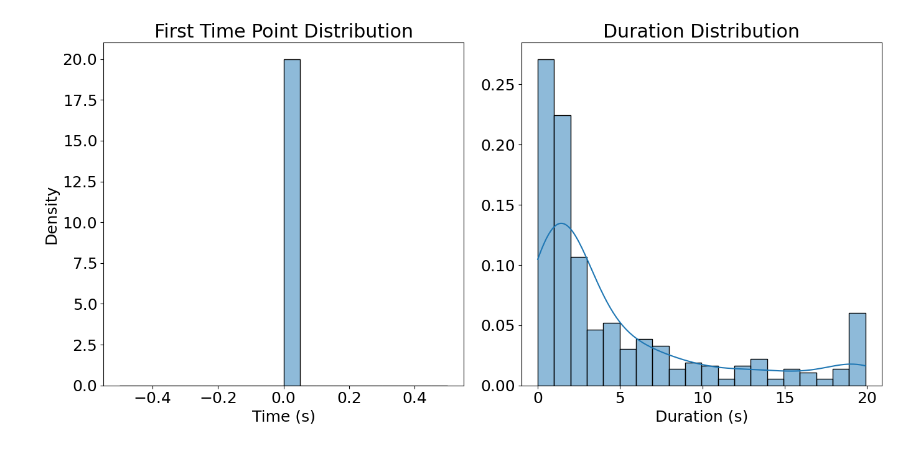
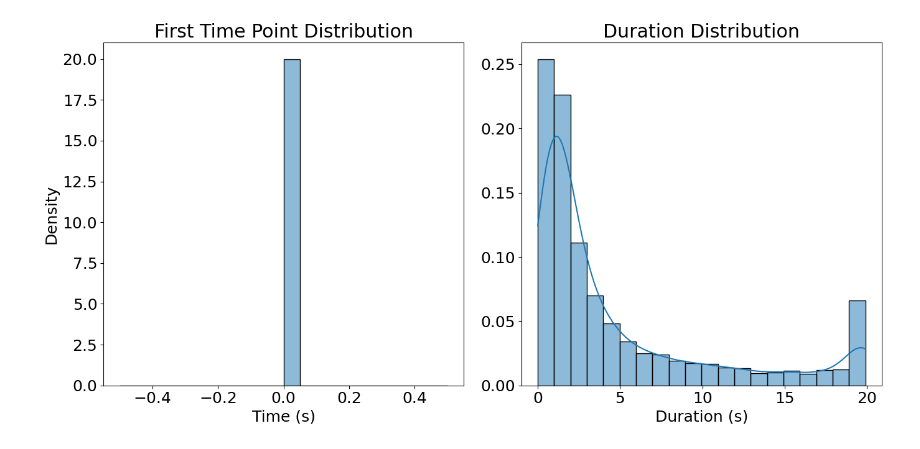
Before and after one commit to walterlab-um/RNA_SPT_in_cellular_condensates, a Jupyter notebook: Trajectories_clustering_analysis.ipynb, the cells around one changed output. Saved outputs shown, nothing was run; the diff lists cells and outputs as text; code cells hidden in the pictures.

```diff
--- a/Trajectories_clustering_analysis.ipynb
+++ b/Trajectories_clustering_analysis.ipynb
@@ -70,7 +41,7 @@ def deconvolute_trajectory_data(file_path):
     return df_list
 
 # --- Function to Load and Preprocess Data ---
-def load_and_prepare_trajectories(folder_path, file_pattern='FL', n_points=100):
+def load_and_prepare_trajectories(folder_path, file_pattern='2x', common_time=common_time):
     """
     Loads all trajectory CSVs from a folder and interpolates them to a fixed length.
 
@@ -86,8 +57,6 @@ def load_and_prepare_trajectories(folder_path, file_pattern='FL', n_points=100):
     processed_traces = []
     original_traces = []
 
-    # Define the common time axis for interpolation
-    common_time = np.linspace(0, 20, n_points) # Assuming max time is 20s
 
     for path in file_paths:
         df = deconvolute_trajectory_data(path)
@@ -107,7 +76,7 @@ def load_and_prepare_trajectories(folder_path, file_pattern='FL', n_points=100):
 # Load your data
 # Make sure your files are in a folder named 'sample_trajectories' or change the path
 try:
-    data_matrix, original_traces = load_and_prepare_trajectories('result', n_points=100)
+    data_matrix, original_traces = load_and_prepare_trajectories('result', common_time=common_time, file_pattern='2x')
     print(f"Data prepared successfully. Matrix shape: {data_matrix.shape}")
     # Expected shape: (60, 100) for our 60 synthetic traces of 100 points each
 except FileNotFoundError:
@@ -124,32 +92,39 @@ Number of original traces: 2
 # %%
 # Generate a histogram of the length of traces (the time points)
-fig, ax = plt.subplots(1, 2, figsize=(14, 7))
+def find_duration_histogram(original_traces=original_traces,
+                            show_plot=True):
+    first_time_list = []
+    last_time_list = []
+    duration_list = []
 
-first_time_list = []
-last_time_list = []
-duration_list = []
+    for trace_df in original_traces:
+        first_time = trace_df['t'].iloc[0]
+        last_time = trace_df['t'].iloc[-1]
 
-for trace_df in original_traces:
-    first_time = trace_df['t'].iloc[0]
-    last_time = trace_df['t'].iloc[-1]
+        first_time_list.append(first_time)
+        last_time_list.append(last_time)
+        duration_list.append(last_time - first_time)
 
-    first_time_list.append(first_time)
-    last_time_list.append(last_time)
-    duration_list.append(last_time - first_time)
+    if show_plot:
+        fig, ax = plt.subplots(1, 2, figsize=(14, 7))
 
-sns.histplot(first_time_list, bins=20, kde=True, ax=ax[0], stat='density')
-ax[0].set_title('First Time Point Distribution')
-ax[0].set_xlabel('Time (s)')
-ax[0].set_ylabel('Density')
+        sns.histplot(first_time_list, bins=20, kde=True, ax=ax[0], stat='density')
+        ax[0].set_title('First Time Point Distribution')
+        ax[0].set_xlabel('Time (s)')
+        ax[0].set_ylabel('Density')
 
-sns.histplot(duration_list, bins=20, kde=True, ax=ax[1], stat='density')
-ax[1].set_title('Duration Distribution')
-ax[1].set_xlabel('Duration (s)')
-ax[1].set_ylabel('')
+        sns.histplot(duration_list, bins=20, kde=True, ax=ax[1], stat='density')
+        ax[1].set_title('Duration Distribution')
+        ax[1].set_xlabel('Duration (s)')
+        ax[1].set_ylabel('')
 
-plt.tight_layout()
-plt.show()
+        plt.tight_layout()
+        plt.show()
+
+    return first_time_list, last_time_list, duration_list
+
+first_time_list, last_time_list, duration_list = find_duration_histogram(original_traces)
 # %% [output]
-[figure, old version]
+[figure, new version]
 # %%
 # Generate the CDF of the length of traces (the time points)
```
Also changed, not shown: parts of 18 cells of this notebook, 6 other files.
